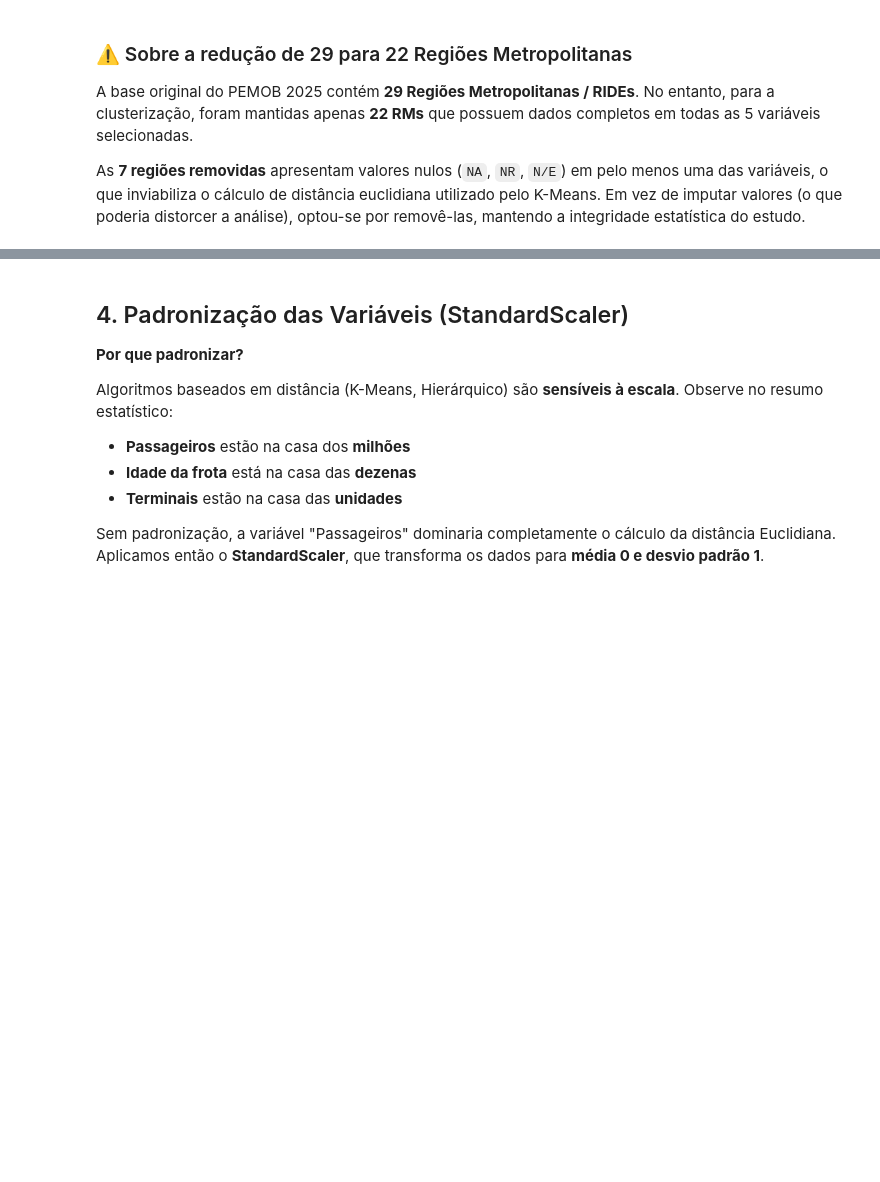
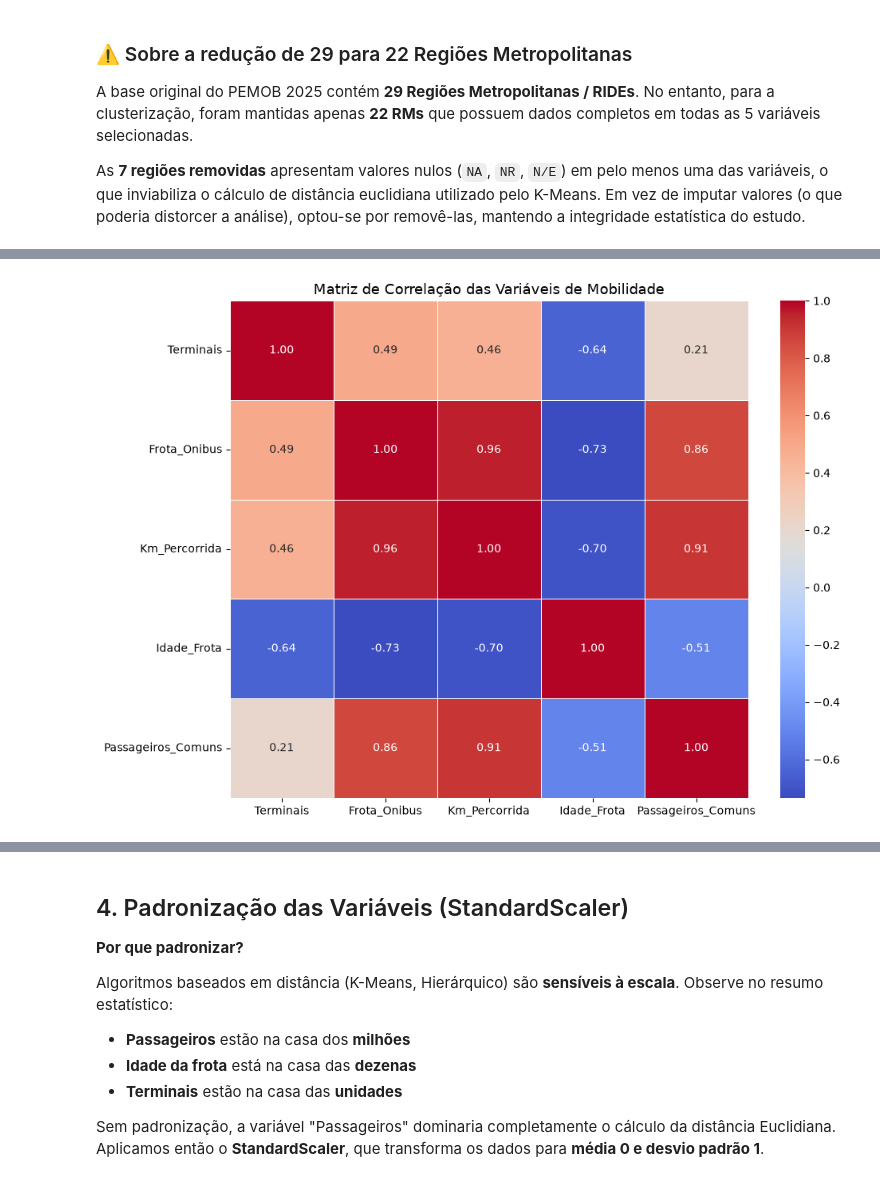
Before and after one commit to felipealvesdev/modelos_descritivos_projeto_final, a Jupyter notebook: notebooks/01_analise_mobilidade.ipynb, the cells around one changed output, grey strips where cells are left out. Drawn from its saved outputs; the diff is of its cells as text; code cells hidden in the pictures; blank space fills up the shorter version.

```diff
--- a/notebooks/01_analise_mobilidade.ipynb
+++ b/notebooks/01_analise_mobilidade.ipynb
@@ -182,0 +183,13 @@ plt.show()
+# %%
+# 3.6.2 - Matriz de correlação
+plt.figure(figsize=(10, 7))
+sns.heatmap(
+    df_cluster[variaveis_interesse].corr(),
+    annot=True, cmap='coolwarm', fmt=".2f",
+    linewidths=0.5
+)
+plt.title('Matriz de Correlação das Variáveis de Mobilidade', fontsize=13)
+plt.tight_layout()
+plt.show()
+# %% [output]
+[figure, added]
```
Also changed, not shown: parts of 9 cells of this notebook.
